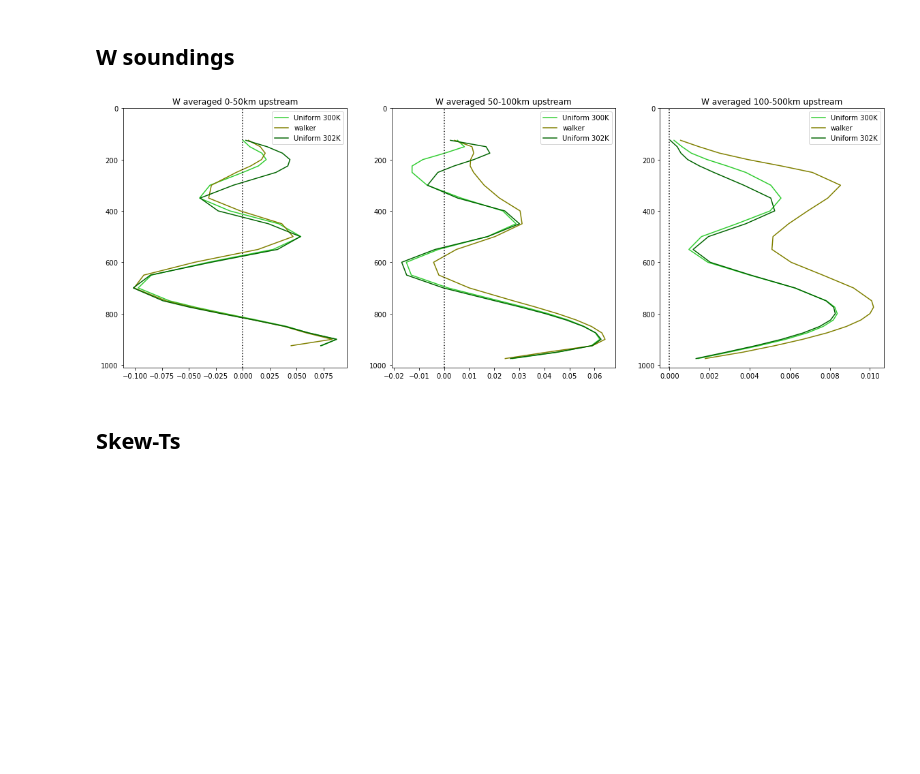
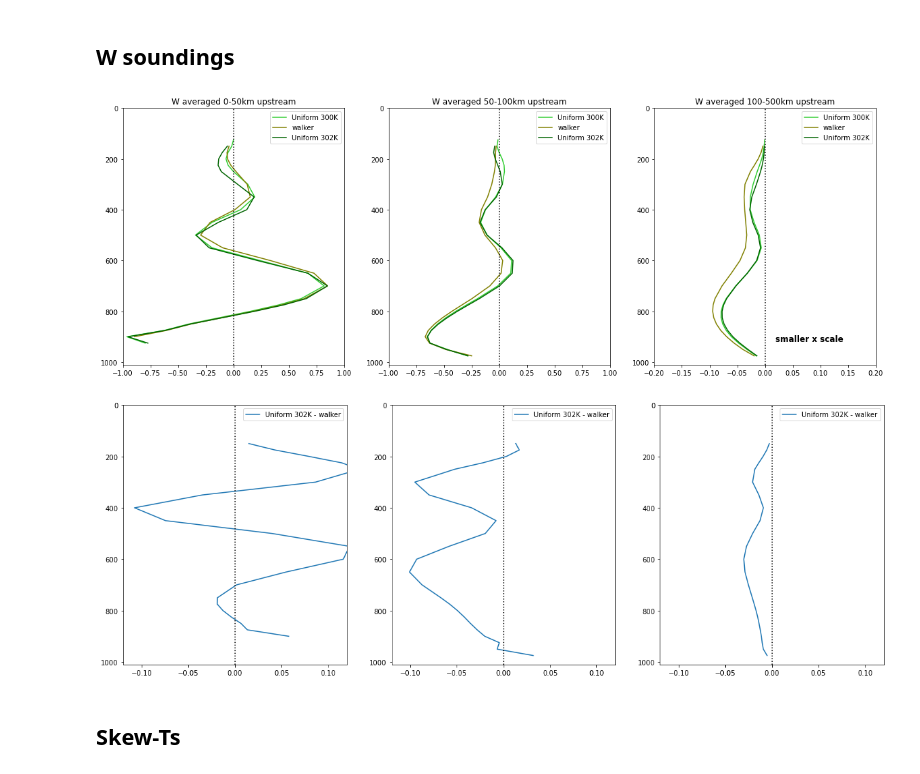
Before and after one commit to qnicolas/orographicPrecipitation, a Jupyter notebook: wrfProcessing/wrf_hrchannel_mockWalker.ipynb, the cells around one changed output. Saved outputs shown, nothing was run; the diff lists cells and outputs as text; code cells hidden in the pictures; blank space fills up the shorter version.

```diff
--- a/wrfProcessing/wrf_hrchannel_mockWalker.ipynb
+++ b/wrfProcessing/wrf_hrchannel_mockWalker.ipynb
@@ -68,8 +68,8 @@ Wall time: 3.06 s
 # %%
 hrhgt = hrchannel10.HGT.isel(south_north=0,Time=-1).persist()
 hrdist=(1635-hrhgt.west_east)*3
-def plothrsection():
-    fig, ax = plt.subplots(1,1,figsize=(15,4))
+def plothrsection(figsize=(15,4)):
+    fig, ax = plt.subplots(1,1,figsize=figsize)
     ax.set_xlabel("distance west of mountain top (km)")
     ax.set_ylabel("height(m)")
     ax.plot(hrdist,hrhgt,color='k')
@@ -300,0 +419,10 @@ ax.set_ylim(-100,4000)
+# %%
+ax,ax2=plothrsection()
+ax2.set_ylabel("CAPE (J/kg)")
+
+ax2.plot(hrdist,hrchannel10_capecin[0].isel(Time=slice(200,801)).mean(['south_north','Time'])        ,color='r'     ,label='Mean CAPE, uniform SST 300K mountain')
+ax2.plot(hrdist,hrchannel10_aqua_capecin[0].isel(Time=slice(200,801)).mean(['south_north','Time'])    ,color='maroon',label='Mean CAPE, uniform SST 300K aquaplanet')
+
+ax2.legend()
+ax.set_ylim(-100,2500)
+ax2.set_ylim(-100,2500)
@@ -362,6 +525,10 @@ hrchannel10_302_rhopl = xr.open_dataarray("/global/cscratch1/sd/qnicolas/wrfdata
 hrchannel10_rhopl     = hrchannel10_rhopl.where(hrchannel10_rhopl        >0.)
 hrchannel10_wk_rhopl  = hrchannel10_wk_rhopl.where(hrchannel10_wk_rhopl  >0.)
 hrchannel10_302_rhopl = hrchannel10_302_rhopl.where(hrchannel10_302_rhopl>0.)
+# %%
+hrchannel10_omegapl     = -9.81*hrchannel10_rhopl    *hrchannel10_wpl
+hrchannel10_wk_omegapl  = -9.81*hrchannel10_wk_rhopl *hrchannel10_wk_wpl
+hrchannel10_302_omegapl = -9.81*hrchannel10_302_rhopl*hrchannel10_302_wpl
 # %%
 def plot_vprofile(p,var,a1,a2,ax,clr,lbl):
     assert a2 < a1
@@ -371,30 +538,45 @@ def plot_vprofile(p,var,a1,a2,ax,clr,lbl):
 # %%
 _,ax=plt.subplots(1,3,figsize=(20,7))
 
-plot_vprofile(ppl/100,hrchannel10_wpl    ,0,-50,ax[0],'limegreen',"Uniform 300K")
-plot_vprofile(ppl/100,hrchannel10_wk_wpl ,0,-50,ax[0],'olive'    ,"walker")
-plot_vprofile(ppl/100,hrchannel10_302_wpl,0,-50,ax[0],'darkgreen',"Uniform 302K")
+plot_vprofile(ppl/100,hrchannel10_omegapl    ,0,-50,ax[0],'limegreen',"Uniform 300K")
+plot_vprofile(ppl/100,hrchannel10_wk_omegapl ,0,-50,ax[0],'olive'    ,"walker")
+plot_vprofile(ppl/100,hrchannel10_302_omegapl,0,-50,ax[0],'darkgreen',"Uniform 302K")
 
 
-plot_vprofile(ppl/100,hrchannel10_wpl    ,-50,-100,ax[1],'limegreen',"Uniform 300K")
-plot_vprofile(ppl/100,hrchannel10_wk_wpl ,-50,-100,ax[1],'olive'    ,"walker")
-plot_vprofile(ppl/100,hrchannel10_302_wpl,-50,-100,ax[1],'darkgreen',"Uniform 302K")
+plot_vprofile(ppl/100,hrchannel10_omegapl    ,-50,-100,ax[1],'limegreen',"Uniform 300K")
+plot_vprofile(ppl/100,hrchannel10_wk_omegapl ,-50,-100,ax[1],'olive'    ,"walker")
+plot_vprofile(ppl/100,hrchannel10_302_omegapl,-50,-100,ax[1],'darkgreen',"Uniform 302K")
 
-plot_vprofile(ppl/100,hrchannel10_wpl    ,-100,-500,ax[2],'limegreen',"Uniform 300K")
-plot_vprofile(ppl/100,hrchannel10_wk_wpl ,-100,-500,ax[2],'olive'    ,"walker")
-plot_vprofile(ppl/100,hrchannel10_302_wpl,-100,-500,ax[2],'darkgreen',"Uniform 302K")
+plot_vprofile(ppl/100,hrchannel10_omegapl    ,-100,-500,ax[2],'limegreen',"Uniform 300K")
+plot_vprofile(ppl/100,hrchannel10_wk_omegapl ,-100,-500,ax[2],'olive'    ,"walker")
+plot_vprofile(ppl/100,hrchannel10_302_omegapl,-100,-500,ax[2],'darkgreen',"Uniform 302K")
 
 
 
 ax[0].set_title("W averaged 0-50km upstream")
 ax[1].set_title("W averaged 50-100km upstream")
 ax[2].set_title("W averaged 100-500km upstream")
 for a in ax:
     a.set_ylim(1010,0)
     a.legend()
     a.axvline(0,linestyle='dotted',color='k')
+    a.set_xlim(-1.,1.)
+ax[2].set_xlim(-.2,.2)
+ax[2].text(0.7, 0.1,'smaller x scale', ha='center', va='center', transform=ax[2].transAxes, fontsize=12,fontweight="heavy")
+
+_,ax=plt.subplots(1,3,figsize=(20,7))
+
+plot_vprofile(ppl/100,hrchannel10_wk_omegapl-hrchannel10_302_omegapl,0,-50,ax[0],None,"Uniform 302K - walker")
+plot_vprofile(ppl/100,hrchannel10_wk_omegapl-hrchannel10_302_omegapl,-50,-100,ax[1],None,"Uniform 302K - walker")
+plot_vprofile(ppl/100,hrchannel10_wk_omegapl-hrchannel10_302_omegapl,-100,-500,ax[2],None,"Uniform 302K - walker")
+for a in ax:
+    a.set_ylim(1010,0)
+    a.legend()
+    a.axvline(0,linestyle='dotted',color='k')
+    a.set_xlim(-.12,.12)
 # %% [output]
-[figure, old version]
+[figure, new version]
+[figure, added]
 # %% [markdown]
 ## Skew-Ts
 # %%
```
Also changed, not shown: parts of 19 cells of this notebook, 14 other files.
